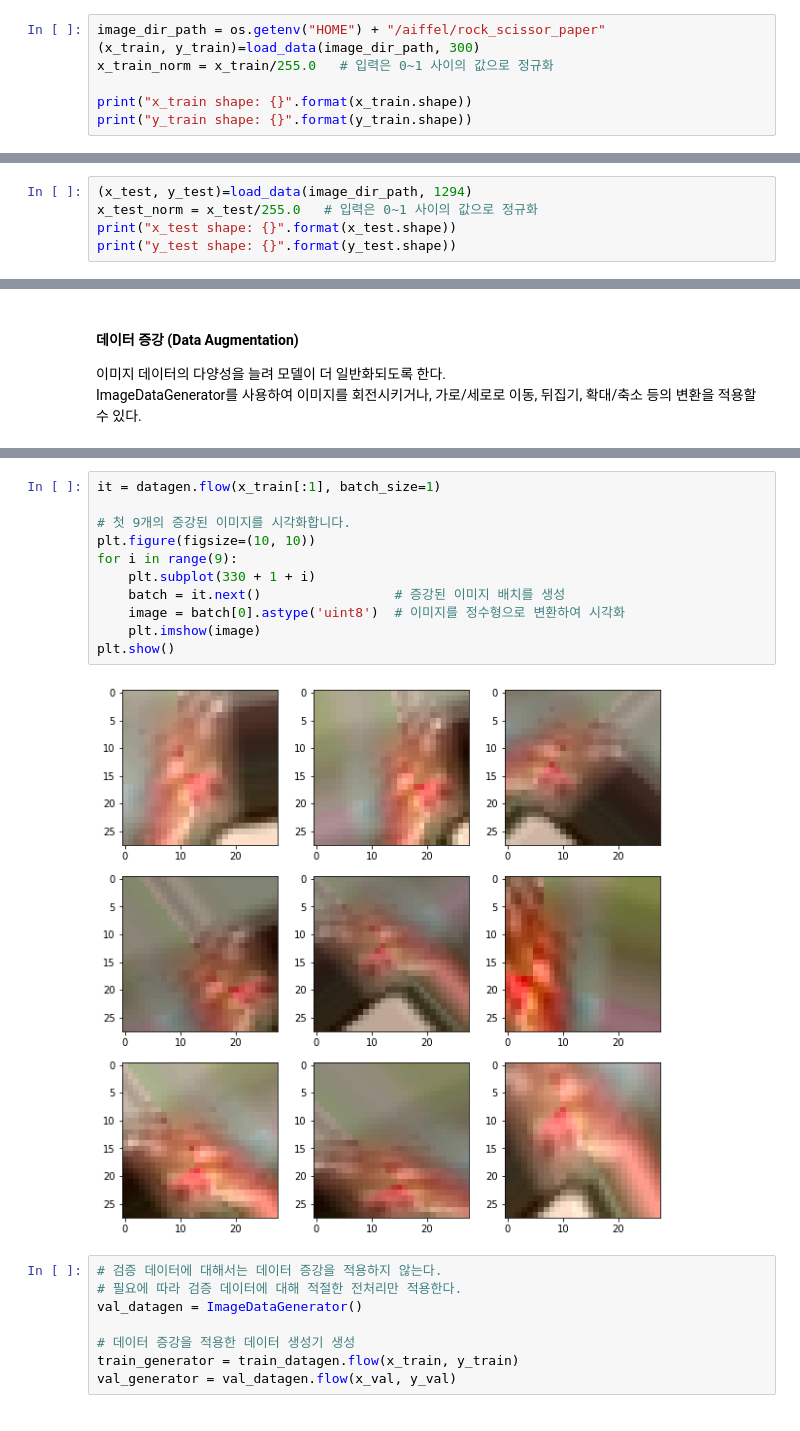
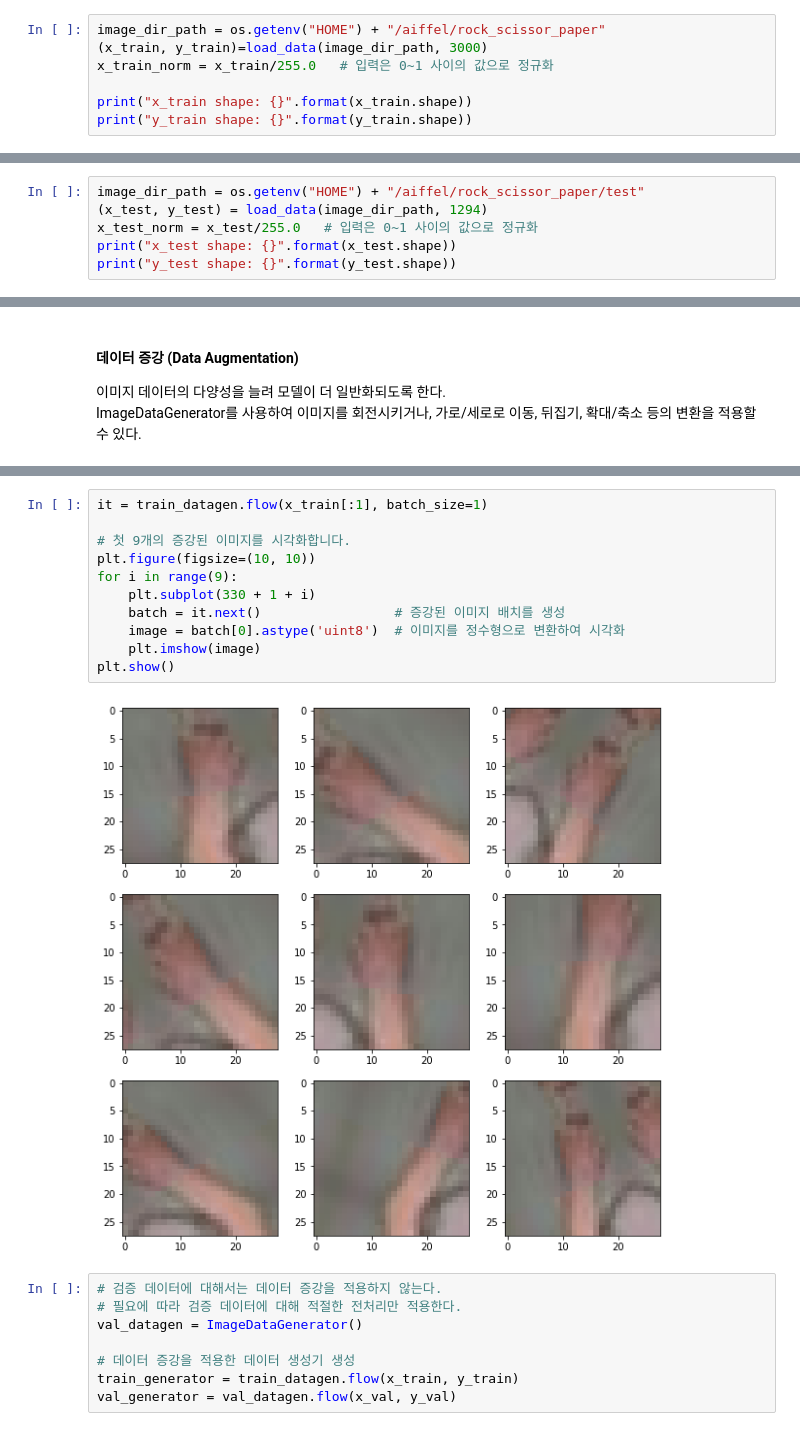
Before and after one commit to bbijoum26/aiffel_quest, a Jupyter notebook: project/modeling/CNN/rock_scissor_paper.ipynb, the cells around one changed output, grey strips where cells are left out. Cells and saved outputs as stored; diff of their text form.

```diff
--- a/project/modeling/CNN/rock_scissor_paper.ipynb
+++ b/project/modeling/CNN/rock_scissor_paper.ipynb
@@ -155,7 +155,7 @@ def load_data(img_path, number_of_data):  # 가위바위보 이미지 개수 총
     return imgs, labels
 # %%
 image_dir_path = os.getenv("HOME") + "/aiffel/rock_scissor_paper"
-(x_train, y_train)=load_data(image_dir_path, 300)
+(x_train, y_train)=load_data(image_dir_path, 3000)
 x_train_norm = x_train/255.0   # 입력은 0~1 사이의 값으로 정규화
 
 print("x_train shape: {}".format(x_train.shape))
@@ -302,5 +321,6 @@ extract_zip_with_unique_names(zip_folder_path, extract_folder_path)
 # %%
-(x_test, y_test)=load_data(image_dir_path, 1294)
+image_dir_path = os.getenv("HOME") + "/aiffel/rock_scissor_paper/test"
+(x_test, y_test) = load_data(image_dir_path, 1294)
 x_test_norm = x_test/255.0   # 입력은 0~1 사이의 값으로 정규화
 print("x_test shape: {}".format(x_test.shape))
 print("y_test shape: {}".format(y_test.shape))
@@ -412,18 +433,18 @@ train_datagen = ImageDataGenerator(
     fill_mode='reflect',
 )
 # %%
-it = datagen.flow(x_train[:1], batch_size=1)
+it = train_datagen.flow(x_train[:1], batch_size=1)
 
 # 첫 9개의 증강된 이미지를 시각화합니다.
 plt.figure(figsize=(10, 10))
 for i in range(9):
     plt.subplot(330 + 1 + i)
     batch = it.next()                 # 증강된 이미지 배치를 생성
     image = batch[0].astype('uint8')  # 이미지를 정수형으로 변환하여 시각화
     plt.imshow(image)
 plt.show()
 # %% [output]
-[figure, old version]
+[figure, new version]
 # %%
 # 검증 데이터에 대해서는 데이터 증강을 적용하지 않는다.
 # 필요에 따라 검증 데이터에 대해 적절한 전처리만 적용한다.
```
Also changed, not shown: parts of 38 cells of this notebook.
